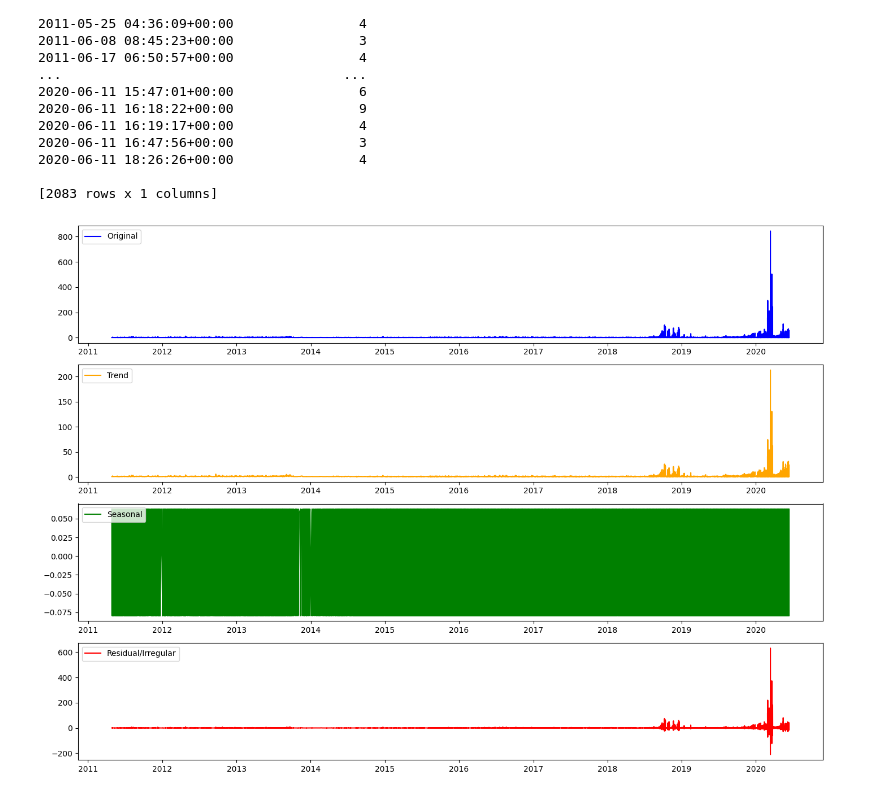
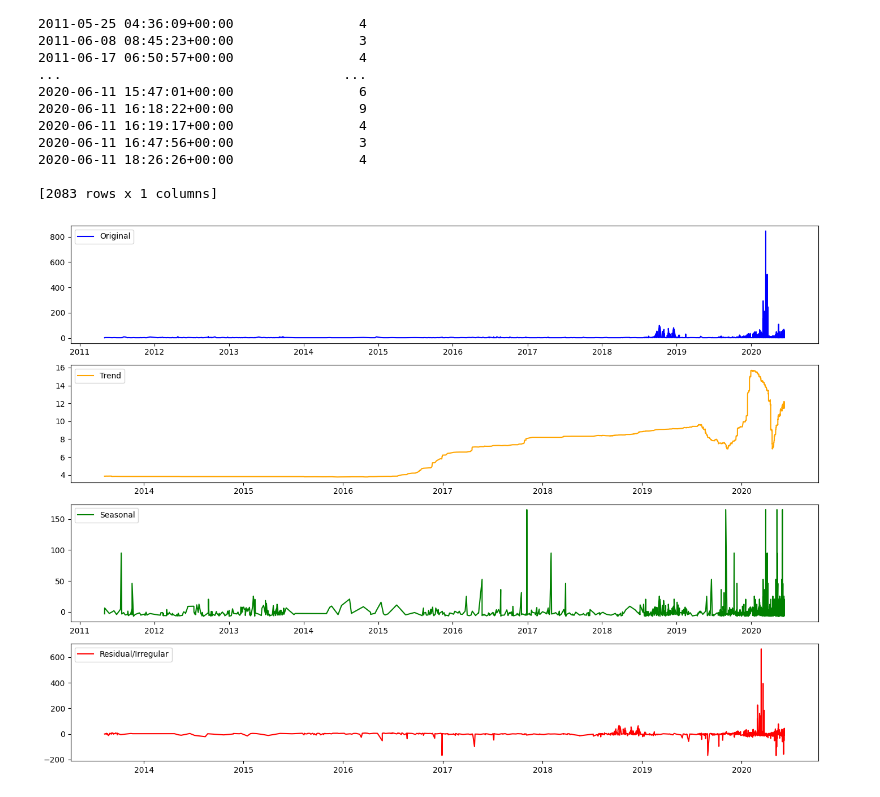
Before and after one commit to beza328/Stock-data-Analysis, a Jupyter notebook: notebooks/News analysis.ipynb, the cells around one changed output. Drawn from its saved outputs; the diff is of its cells as text; code cells hidden in the pictures.

```diff
--- a/notebooks/News analysis.ipynb
+++ b/notebooks/News analysis.ipynb
@@ -385,44 +397,27 @@ import numpy as np
 # %%
 
-# Simulating data
-np.random.seed(0)
-dates = pd.date_range(start="2023-01-01", end="2023-02-01", freq='D')
-headline_counts = np.random.poisson(lam=5, size=len(dates))  # Simulate headline counts
-
-# Creating a DataFrame
-simulated_data = pd.DataFrame({'Date': dates, 'Headlines_Count': headline_counts})
-
-# Set 'Date' as index
-simulated_data.set_index('Date', inplace=True)
-
-# Perform seasonal decomposition
-#decomposition = seasonal_decompose(simulated_data['Headlines_Count'], model='additive', period=7)
-
-
-
-
-decomposition = seasonal_decompose(time_series_data['Headlines_Count'], model='additive', period=4)
+decomposition = seasonal_decompose(filtered_df['Headlines_Count'], model='additive', period=365)
 
 # Plotting the components
 plt.figure(figsize=(14, 10))
 
 plt.subplot(411)
-plt.plot(time_series_data['Headlines_Count'], label='Original', color='blue')
+plt.plot(filtered_df['Headlines_Count'], label='Original', color='blue')
 plt.legend(loc='upper left')
 
 plt.subplot(412)
 plt.plot(decomposition.trend, label='Trend', color='orange')
 plt.legend(loc='upper left')
 
 plt.subplot(413)
 plt.plot(decomposition.seasonal, label='Seasonal', color='green')
 plt.legend(loc='upper left')
 
 plt.subplot(414)
 plt.plot(decomposition.resid, label='Residual/Irregular', color='red')
 plt.legend(loc='upper left')
 
 plt.tight_layout()
 plt.show()
 # %% [output]
-[figure, old version]
+[figure, new version]
```
Also changed, not shown: parts of 1 cell of this notebook, 3 other files.
